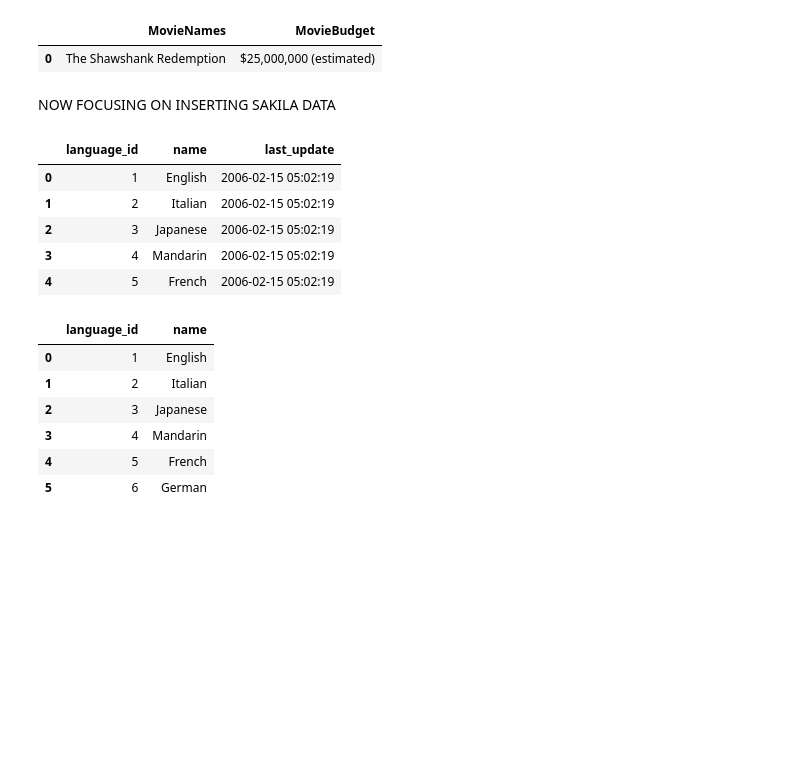
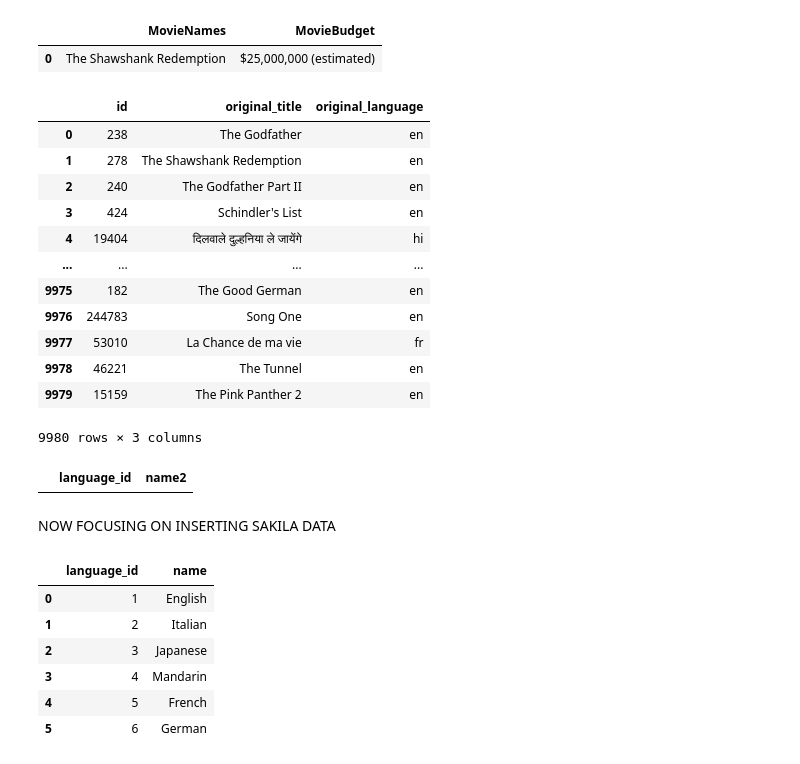
Before and after one commit to annikarichardson2024/Project1, a Jupyter notebook: SQL_Connect.ipynb, the cells around one changed output. Cells and saved outputs as stored; diff of their text form; code cells hidden in the pictures; blank space fills up the shorter version.

```diff
--- a/SQL_Connect.ipynb
+++ b/SQL_Connect.ipynb
@@ -121,3 +136,21 @@ def insert_sqlalchemy_dataframe(user_id, pwd, host_name, db_name, df, table_name
 # %%
 # this created a new df in my database called budget and this is where I will add in the data from my csv on budgets
 insert_sqlalchemy_dataframe(user_id, pwd, host_name, db_name, df, 'Budget');
+# %%
+# now getting language data
+df_langs = pd.read_csv('https://raw.githubusercontent.com/annikarichardson2024/Project1/main/top-rated-movies.csv')
+df_langs.loc[:,['id', 'original_title','original_language']]
+# %% [output]
+|  | id | original_title | original_language |
+| 0 | 238 | The Godfather | en |
+| 1 | 278 | The Shawshank Redemption | en |
+| 2 | 240 | The Godfather Part II | en |
+| 3 | 424 | Schindler's List | en |
+| 4 | 19404 | दिलवाले दुल्हनिया ले जायेंगे | hi |
+| ... | ... | ... | ... |
+| 9975 | 182 | The Good German | en |
+| 9976 | 244783 | Song One | en |
+| 9977 | 53010 | La Chance de ma vie | fr |
+| 9978 | 46221 | The Tunnel | en |
+| 9979 | 15159 | The Pink Panther 2 | en |
+9980 rows × 3 columns
@@ -123,0 +166,8 @@ insert_sqlalchemy_dataframe(user_id, pwd, host_name, db_name, df, 'Budget');
+# %%
+conn = pymysql.connect(host=host_name, user=user_id, password=pwd, database=db_name)
+df4 = pd.read_sql("SELECT * FROM languagee;", conn)
+
+conn.close()
+df4.head()
+# %% [output]
+|  | language_id | name2 |
@@ -137,19 +190,6 @@ def insert_sqlalchemy_dataframe(user_id2, pwd2, host_name, db_name2, df, table_n
     connection = sqlEngine.connect()
     df.to_sql(table_name, con=connection,if_exists='append')
     connection.close()
-# %%
-conn = pymysql.connect(host=host_name, user=user_id2, password=pwd2, database=db_name2)
-df4 = pd.read_sql("SELECT * FROM language;", conn)
-
-conn.close()
-df4.head()
-# %% [output]
-|  | language_id | name | last_update |
-| 0 | 1 | English | 2006-02-15 05:02:19 |
-| 1 | 2 | Italian | 2006-02-15 05:02:19 |
-| 2 | 3 | Japanese | 2006-02-15 05:02:19 |
-| 3 | 4 | Mandarin | 2006-02-15 05:02:19 |
-| 4 | 5 | French | 2006-02-15 05:02:19 |
 # %%
 conn = pymysql.connect(host=host_name, user=user_id2, password=pwd2, database=db_name2)
 df4 = pd.read_sql("SELECT * FROM language;", conn)
```
Also changed, not shown: parts of 12 cells of this notebook.
